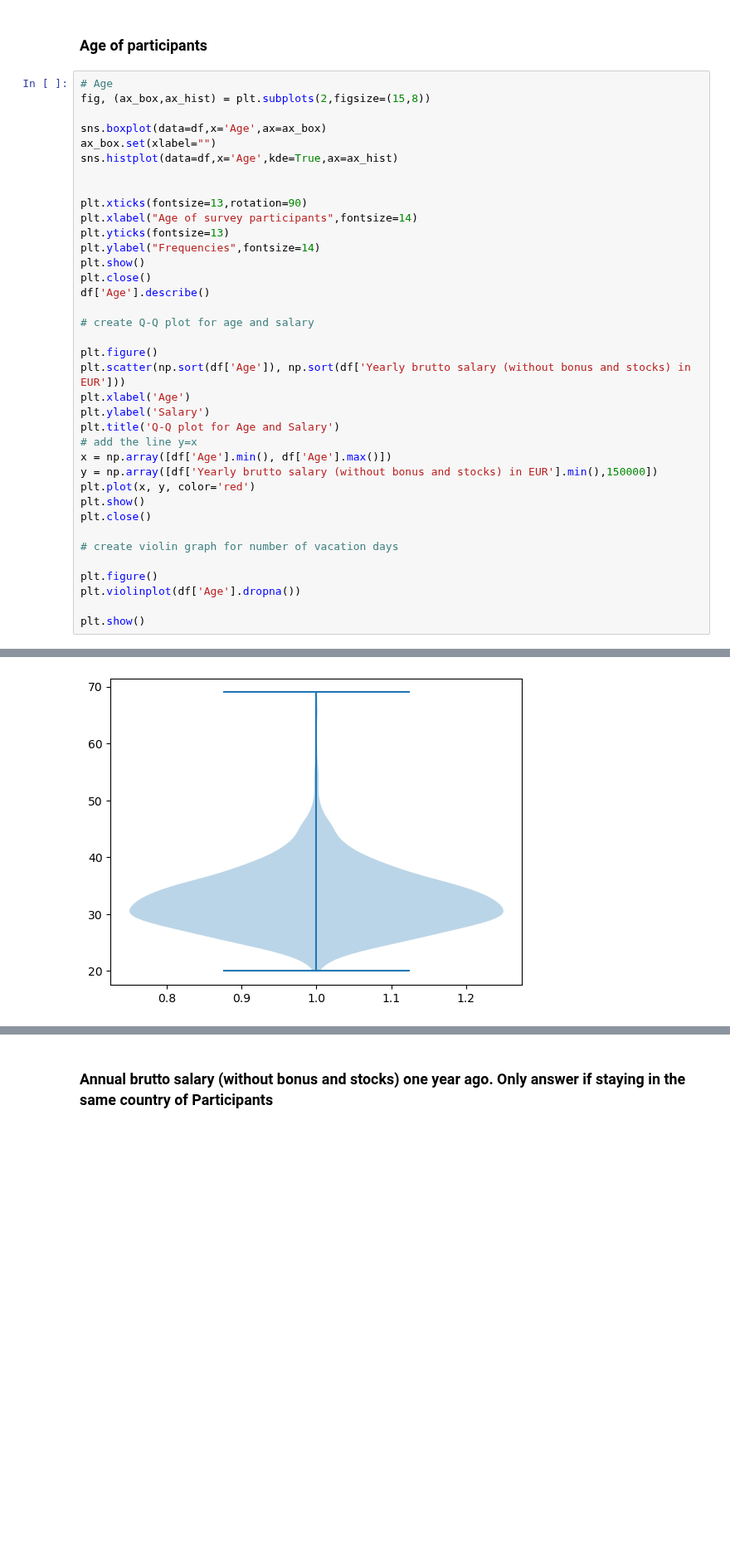
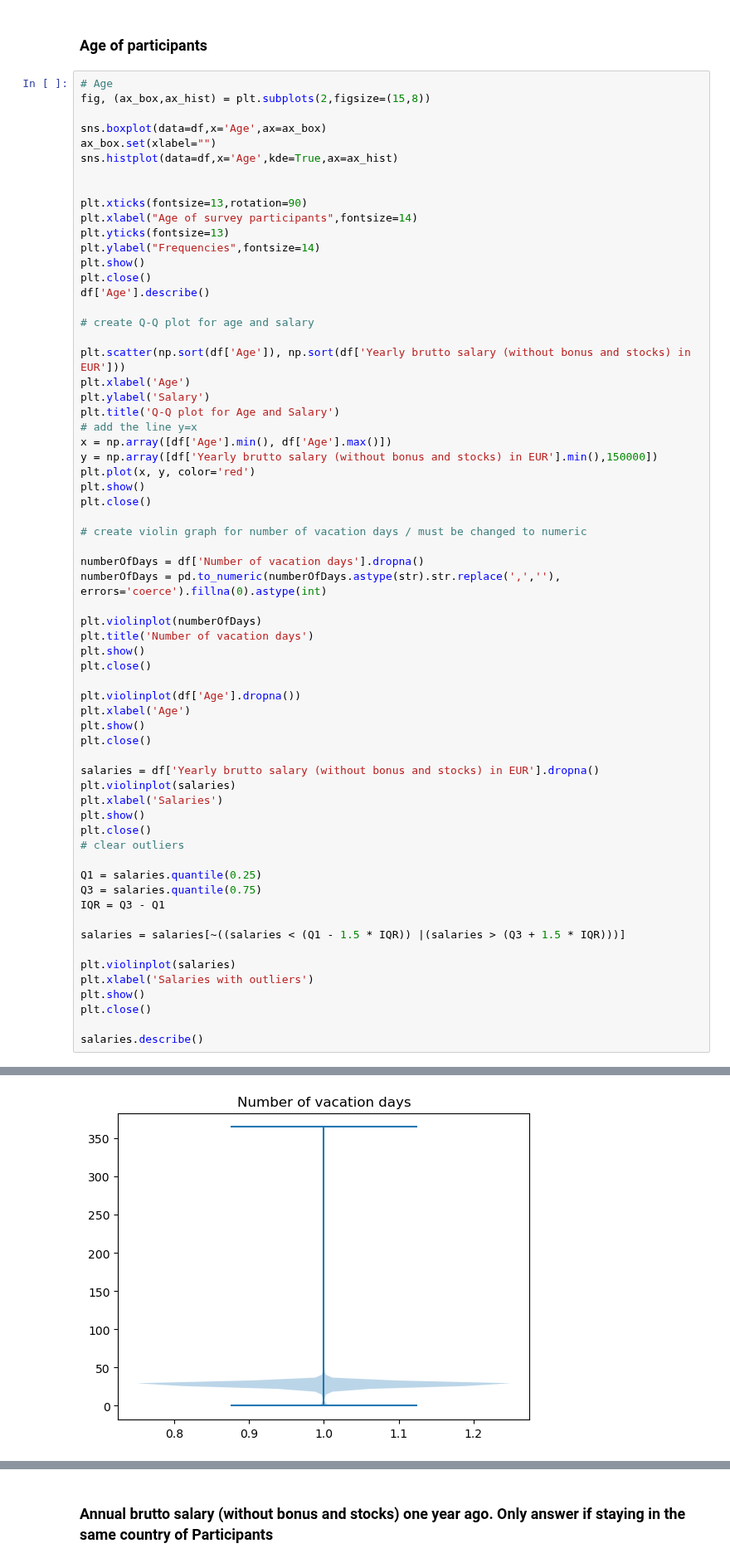
Before and after one commit to MatejMistik/upa-p2-data-analysis, a Jupyter notebook: main.ipynb, the cells around one changed output, grey strips where cells are left out. Shown at 83% size. Cells and saved outputs as stored; diff of their text form; blank space fills up the shorter version.

Commit message:
violin graphs added.

```diff
--- a/main.ipynb
+++ b/main.ipynb
@@ -164,34 +164,61 @@ sns.histplot(data=df,x='Age',kde=True,ax=ax_hist)
 
 
 plt.xticks(fontsize=13,rotation=90)
 plt.xlabel("Age of survey participants",fontsize=14)
 plt.yticks(fontsize=13)
 plt.ylabel("Frequencies",fontsize=14)
 plt.show()
 plt.close()
 df['Age'].describe()
 
 # create Q-Q plot for age and salary
 
-plt.figure()
 plt.scatter(np.sort(df['Age']), np.sort(df['Yearly brutto salary (without bonus and stocks) in EUR']))
 plt.xlabel('Age')
 plt.ylabel('Salary')
 plt.title('Q-Q plot for Age and Salary')
 # add the line y=x
 x = np.array([df['Age'].min(), df['Age'].max()])
 y = np.array([df['Yearly brutto salary (without bonus and stocks) in EUR'].min(),150000])
 plt.plot(x, y, color='red')
 plt.show()
 plt.close()
 
-# create violin graph for number of vacation days
+# create violin graph for number of vacation days / must be changed to numeric
 
-plt.figure()
+numberOfDays = df['Number of vacation days'].dropna()
+numberOfDays = pd.to_numeric(numberOfDays.astype(str).str.replace(',',''), errors='coerce').fillna(0).astype(int)
+
+plt.violinplot(numberOfDays)
+plt.title('Number of vacation days')
+plt.show()
+plt.close()
+
 plt.violinplot(df['Age'].dropna())
+plt.xlabel('Age')
+plt.show()
+plt.close()
 
+salaries = df['Yearly brutto salary (without bonus and stocks) in EUR'].dropna()
+plt.violinplot(salaries)
+plt.xlabel('Salaries')
 plt.show()
+plt.close()
+# clear outliers
+
+Q1 = salaries.quantile(0.25)
+Q3 = salaries.quantile(0.75)
+IQR = Q3 - Q1
+
+salaries = salaries[~((salaries < (Q1 - 1.5 * IQR)) |(salaries > (Q3 + 1.5 * IQR)))]
+
+plt.violinplot(salaries)
+plt.xlabel('Salaries with outliers')
+plt.show()
+plt.close()
+
+salaries.describe()
 # %% [output]
 [figure]
 [figure]
-[figure, old version]
+[figure, new version]
```
Also changed, not shown: parts of 1 cell of this notebook.
